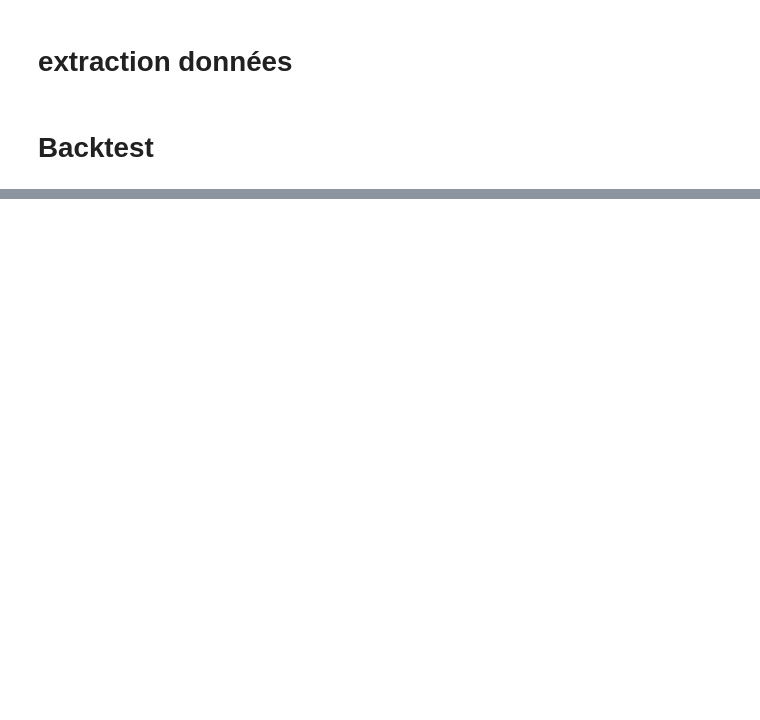
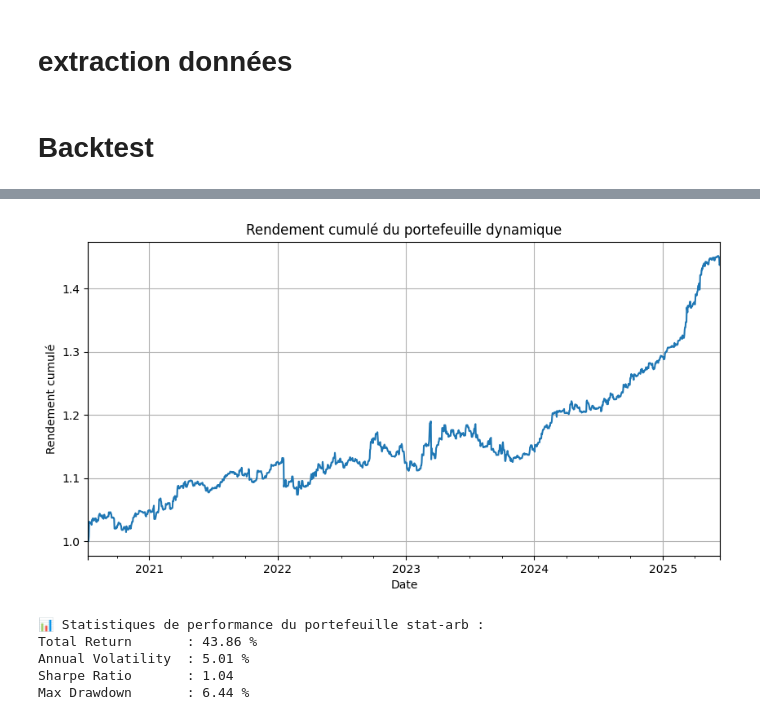
Before and after one commit to aubejay22/stat_arb, a Jupyter notebook: main.ipynb, the cells around one changed output, grey strips where cells are left out. Saved outputs shown, nothing was run; the diff lists cells and outputs as text; code cells hidden in the pictures; blank space fills up the shorter version.

```diff
--- a/main.ipynb
+++ b/main.ipynb
@@ -126,0 +143,28 @@ Durée moyenne des positions (h) : 0.76
+# %%
+from backtest2 import PortfolioBacktest
+from dependence_modeling import *
+
+symbols = ['JPM', 'BAC', 'C', 'WFC', 'USB',
+           'PNC', 'TFC', 'GS', 'MS', 'SCHW']
+
+params_config = dict(
+    training_day=1,
+    trading_day=1,
+    trade_condition=0.99,
+    statistical_model=CopuleGarch,
+    profit_target=0.0015,
+    edge_buffer=6
+    )
+
+
+
+backtest = PortfolioBacktest(
+    stocks=symbols,
+    df=df_wide,
+    fees=0.0005,
+    params=params_config,
+    nom_fichier_result='resultat_wfees'
+)
+
+
+backtest.run()
@@ -126,0 +368,13 @@ Durée moyenne des positions (h) : 0.76
+# %%
+# Charger tes résultats de paires
+df_equity = pd.read_pickle("resultat.pkl")
+
+# Créer et lancer le backtest
+portfolio = DynamicPairPortfolio(df_equity, window=30, top_n=3, sharpe_min=0, rebalance_freq=1)
+# %% [output]
+[figure, added]
+📊 Statistiques de performance du portefeuille stat-arb :
+Total Return       : 43.86 %
+Annual Volatility  : 5.01 %
+Sharpe Ratio       : 1.04
+Max Drawdown       : 6.44 %
```
Also changed, not shown: parts of 8 cells of this notebook, 7 other files.
